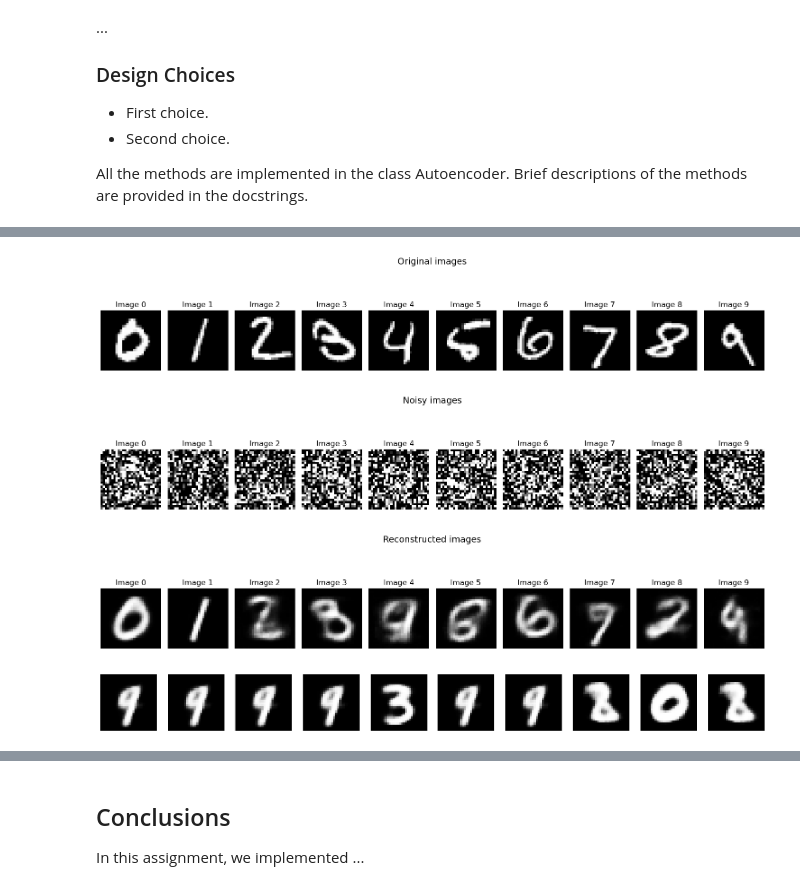
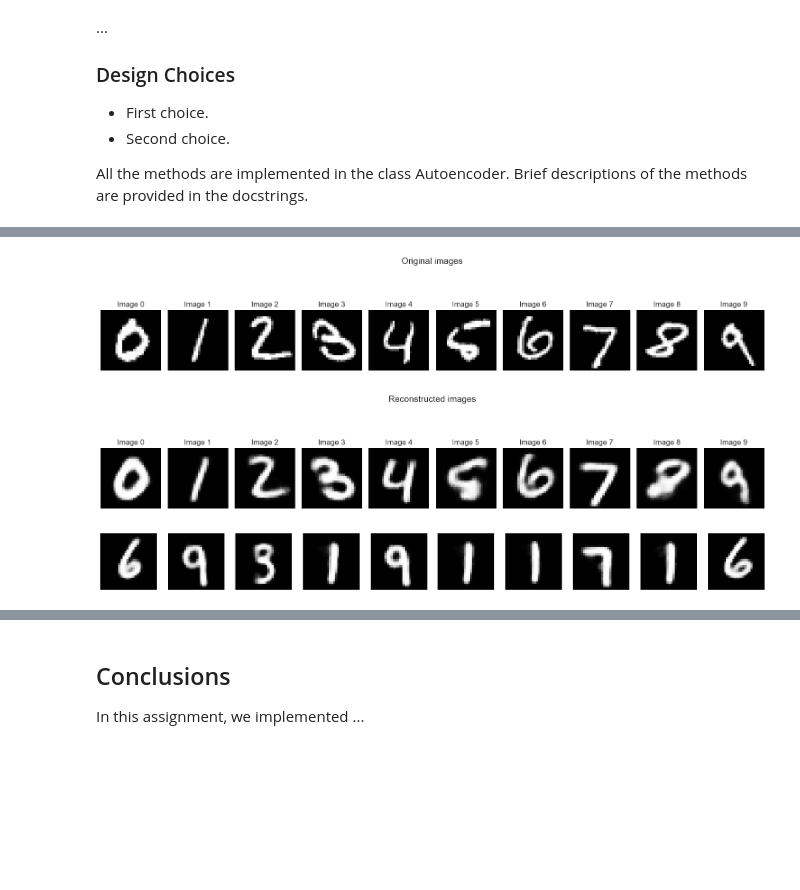
Before and after one commit to FabriDeCastelli/ISPR-23-24, a Jupyter notebook: assignment3/report.ipynb, the cells around one changed output, grey strips where cells are left out. Cells and saved outputs as stored; diff of their text form; code cells hidden in the pictures; blank space fills up the shorter version.

Commit message:
Added convolutional autoencoders and some detailed plotting and generation.

```diff
--- a/assignment3/report.ipynb
+++ b/assignment3/report.ipynb
@@ -4,24 +4,25 @@
 ## Author: Fabrizio De Castelli
 # %%
 import tensorflow as tf
-
 from tensorflow.keras import layers, losses
 from tensorflow.keras.models import Model
 import tensorflow.keras as K
+from sklearn.manifold import TSNE
+import numpy as np
+import os
+import matplotlib.pyplot as plt
+import seaborn as sns
+from PIL import Image
+import warnings
 
-import numpy as np
+
 np.random.seed(42)
-
-import matplotlib.pyplot as plt
-import warnings
 warnings.filterwarnings('ignore')
 
 # comment all the following lines if run in local
 
 """
-
 import sys
-import os
 
 current_dir = %pwd
 parent_dir = os.path.abspath(os.path.join(current_dir, '..'))
@@ -39,6 +40,9 @@ MNIST_TRAINING_IMAGES_PATH = "dataset/train-images.idx3-ubyte"
 MNIST_TRAINING_LABELS_PATH = "dataset/train-labels.idx1-ubyte"
 MNIST_TEST_IMAGES_PATH = "dataset/t10k-images.idx3-ubyte"
 MNIST_TEST_LABELS_PATH = "dataset/t10k-labels.idx1-ubyte"
+
+# latent space dimension
+LATENT_SPACE_DIMENSION = 128
 # %% [markdown]
 #### Utility to load the MNIST dataset
 Can specify the set to load: either 'training' or 'test'. This function provides the labels and the images.
@@ -272,10 +426,8 @@ Epoch 20/20
 # %%
-# Plot the original and reconstructed images
+ff_denoising_autoencoder = Autoencoder.load("models/feed_forward/denoising_autoencoder", ff_encoder, ff_decoder)
 zero_to_ten = representative_images(test_images, test_labels)
-zero_to_ten_noisy = representative_images(test_noisy_images, test_labels)
-zero_to_ten_reconstruction = denoising_autoencoder(zero_to_ten_noisy).numpy()
+zero_to_ten_reconstruction = ff_denoising_autoencoder.predict(zero_to_ten, verbose=0)
 plot_images(zero_to_ten, title="Original images")
-plot_images(zero_to_ten_noisy, title="Noisy images")
 plot_images(zero_to_ten_reconstruction, title="Reconstructed images")
 # %% [output]
 [figure]
@@ -287,0 +482,7 @@ denoising_autoencoder.plot_latent_space()
+# %%
+# Plot the original and reconstructed images
+conv_denoising_autoencoder = Autoencoder.load("models/convolutional/denoising_autoencoder", convolutions, deconvolutions)
+zero_to_ten = representative_images(test_images, test_labels)
+zero_to_ten_reconstruction = conv_denoising_autoencoder.predict(zero_to_ten, verbose=0)
+plot_images(zero_to_ten, title="Original images")
+plot_images(zero_to_ten_reconstruction, title="Reconstructed images")
@@ -340,17 +557,15 @@ Epoch 17/50
 # %%
 # Plot the original and reconstructed images
+ff_contractive_autoencoder = Autoencoder.load("models/feed_forward/contractive_autoencoder", ff_encoder, ff_decoder)
 zero_to_ten = representative_images(test_images, test_labels)
-zero_to_ten_noisy = representative_images(test_noisy_images, test_labels)
-zero_to_ten_reconstruction = contractive_autoencoder(zero_to_ten_noisy).numpy()
+zero_to_ten_reconstruction = ff_contractive_autoencoder.predict(zero_to_ten, verbose=0)
 plot_images(zero_to_ten, title="Original images")
-plot_images(zero_to_ten_noisy, title="Noisy images")
 plot_images(zero_to_ten_reconstruction, title="Reconstructed images")
 # %% [output]
 [figure]
-[figure, old version]
+[figure, new version]
-[figure, removed]
 # %%
-contractive_autoencoder.generate(steps=1000)
+ff_contractive_autoencoder.plot_generations(noise=noise_factor, steps=6)
 # %% [output]
-[figure, old version]
+[figure, new version]
 # %%
```
Also changed, not shown: parts of 27 cells of this notebook.
